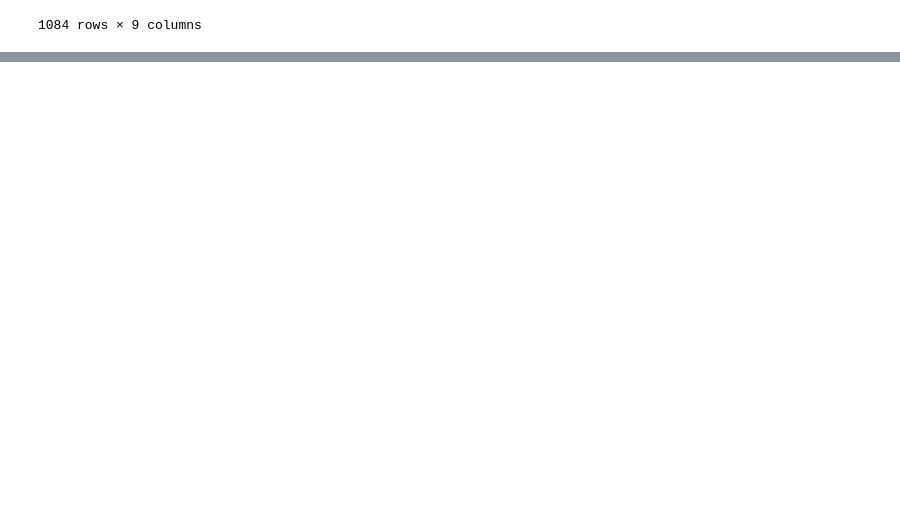
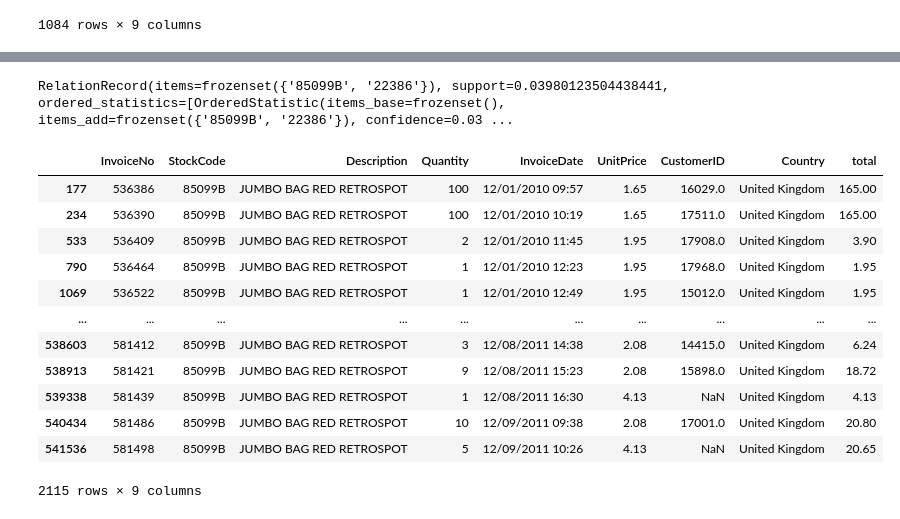
Before and after one commit to PhinyadaPhen/DWDM21, a Jupyter notebook: Chapter_6_Association_Rules.ipynb, the cells around one changed output, grey strips where cells are left out. Saved outputs shown, nothing was run; the diff lists cells and outputs as text; code cells hidden in the pictures; blank space fills up the shorter version.

```diff
--- a/Chapter_6_Association_Rules.ipynb
+++ b/Chapter_6_Association_Rules.ipynb
@@ -320,0 +348,20 @@ data_clean[data_clean['StockCode']=='22699']
+# %%
+frequentItemsets01[-2]
+# %% [output]
+RelationRecord(items=frozenset({'85099B', '22386'}), support=0.03980123504438441, ordered_statistics=[OrderedStatistic(items_base=frozenset(), items_add=frozenset({'85099B', '22386'}), confidence=0.03 ...
+# %%
+data_clean[data_clean['StockCode']=='85099B']
+# %% [output]
+|  | InvoiceNo | StockCode | Description | Quantity | InvoiceDate | UnitPrice | CustomerID | Country | total |
+| 177 | 536386 | 85099B | JUMBO BAG RED RETROSPOT | 100 | 12/01/2010 09:57 | 1.65 | 16029.0 | United Kingdom | 165.00 |
+| 234 | 536390 | 85099B | JUMBO BAG RED RETROSPOT | 100 | 12/01/2010 10:19 | 1.65 | 17511.0 | United Kingdom | 165.00 |
+| 533 | 536409 | 85099B | JUMBO BAG RED RETROSPOT | 2 | 12/01/2010 11:45 | 1.95 | 17908.0 | United Kingdom | 3.90 |
+| 790 | 536464 | 85099B | JUMBO BAG RED RETROSPOT | 1 | 12/01/2010 12:23 | 1.95 | 17968.0 | United Kingdom | 1.95 |
+| 1069 | 536522 | 85099B | JUMBO BAG RED RETROSPOT | 1 | 12/01/2010 12:49 | 1.95 | 15012.0 | United Kingdom | 1.95 |
+| ... | ... | ... | ... | ... | ... | ... | ... | ... | ... |
+| 538603 | 581412 | 85099B | JUMBO BAG RED RETROSPOT | 3 | 12/08/2011 14:38 | 2.08 | 14415.0 | United Kingdom | 6.24 |
+| 538913 | 581421 | 85099B | JUMBO BAG RED RETROSPOT | 9 | 12/08/2011 15:23 | 2.08 | 15898.0 | United Kingdom | 18.72 |
+| 539338 | 581439 | 85099B | JUMBO BAG RED RETROSPOT | 1 | 12/08/2011 16:30 | 4.13 | NaN | United Kingdom | 4.13 |
+| 540434 | 581486 | 85099B | JUMBO BAG RED RETROSPOT | 10 | 12/09/2011 09:38 | 2.08 | 17001.0 | United Kingdom | 20.80 |
+| 541536 | 581498 | 85099B | JUMBO BAG RED RETROSPOT | 5 | 12/09/2011 10:26 | 4.13 | NaN | United Kingdom | 20.65 |
+2115 rows × 9 columns
```
Also changed, not shown: parts of 8 cells of this notebook.
